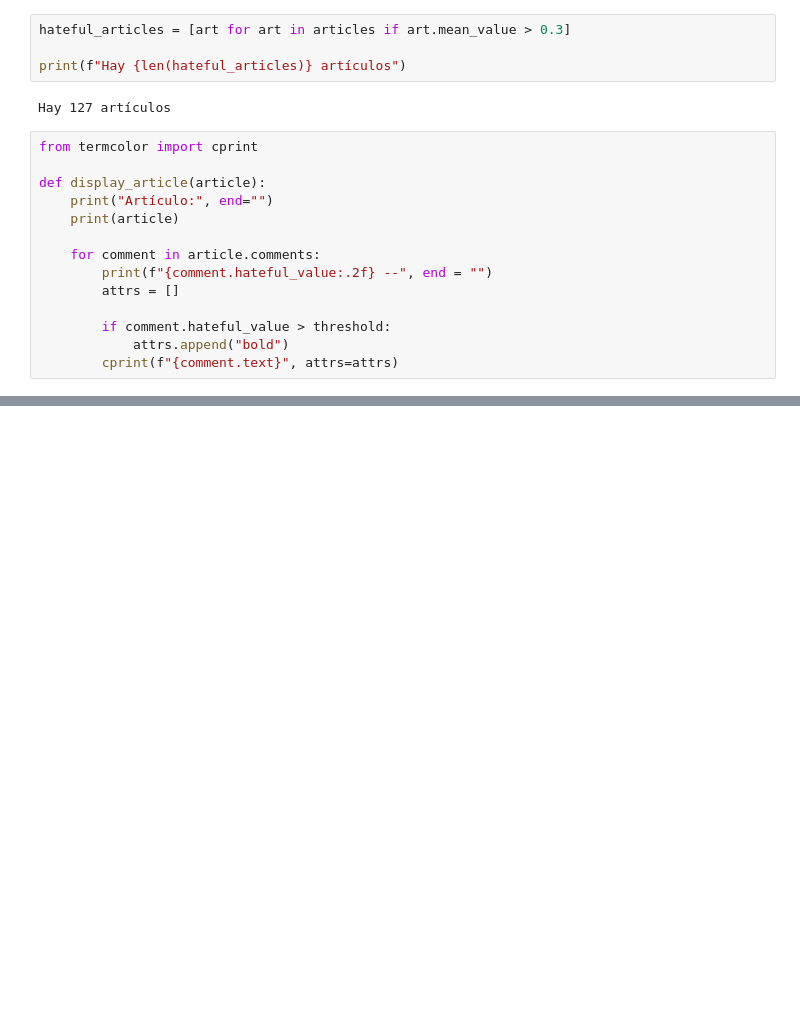
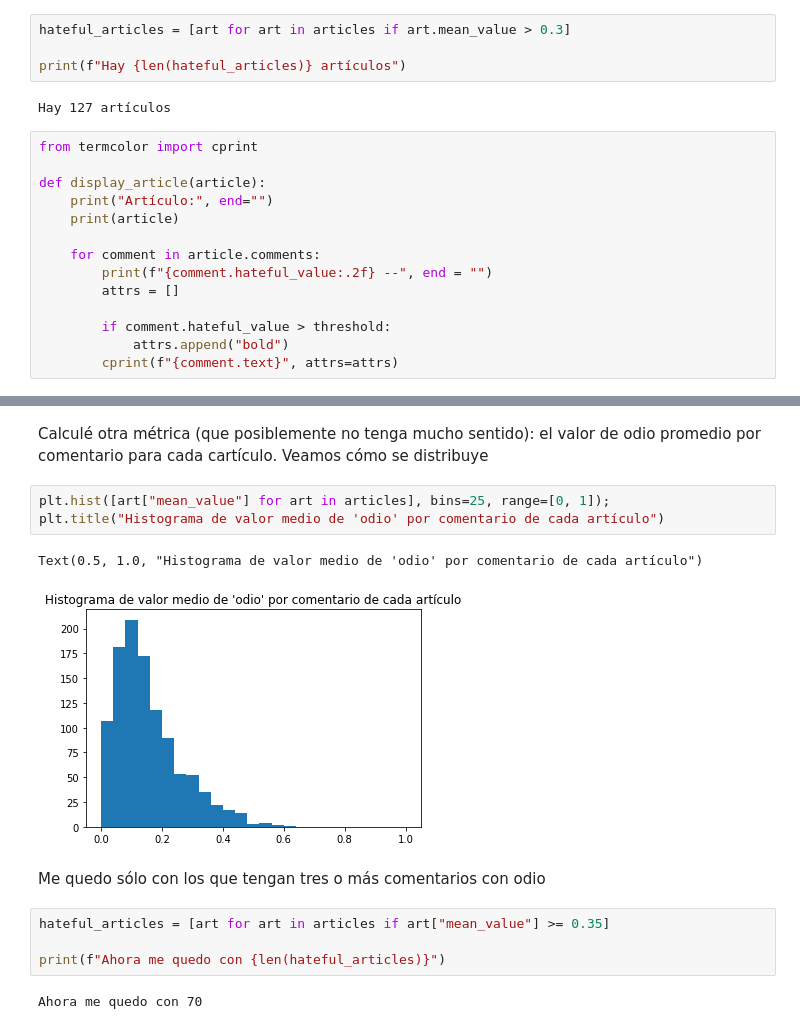
Before and after one commit to finiteautomata/hatespeech-collection, a Jupyter notebook: notebooks/Coronavirus.ipynb, the cells around one changed output, grey strips where cells are left out. Drawn from its saved outputs; the diff is of its cells as text; blank space fills up the shorter version.

```diff
--- a/notebooks/Coronavirus.ipynb
+++ b/notebooks/Coronavirus.ipynb
@@ -112,0 +131,16 @@ with open("../dumps/articulos_chinos.json", "w") as f:
+# %% [markdown]
+Calculé otra métrica (que posiblemente no tenga mucho sentido): el valor de odio promedio por comentario para cada cartículo. Veamos cómo se distribuye
+# %%
+plt.hist([art["mean_value"] for art in articles], bins=25, range=[0, 1]);
+plt.title("Histograma de valor medio de 'odio' por comentario de cada artículo")
+# %% [output]
+Text(0.5, 1.0, "Histograma de valor medio de 'odio' por comentario de cada artículo")
+[figure, added]
+# %% [markdown]
+Me quedo sólo con los que tengan tres o más comentarios con odio
+# %%
+hateful_articles = [art for art in articles if art["mean_value"] >= 0.35]
+
+print(f"Ahora me quedo con {len(hateful_articles)}")
+# %% [output]
+Ahora me quedo con 70
```
Also changed, not shown: parts of 11 cells of this notebook.
